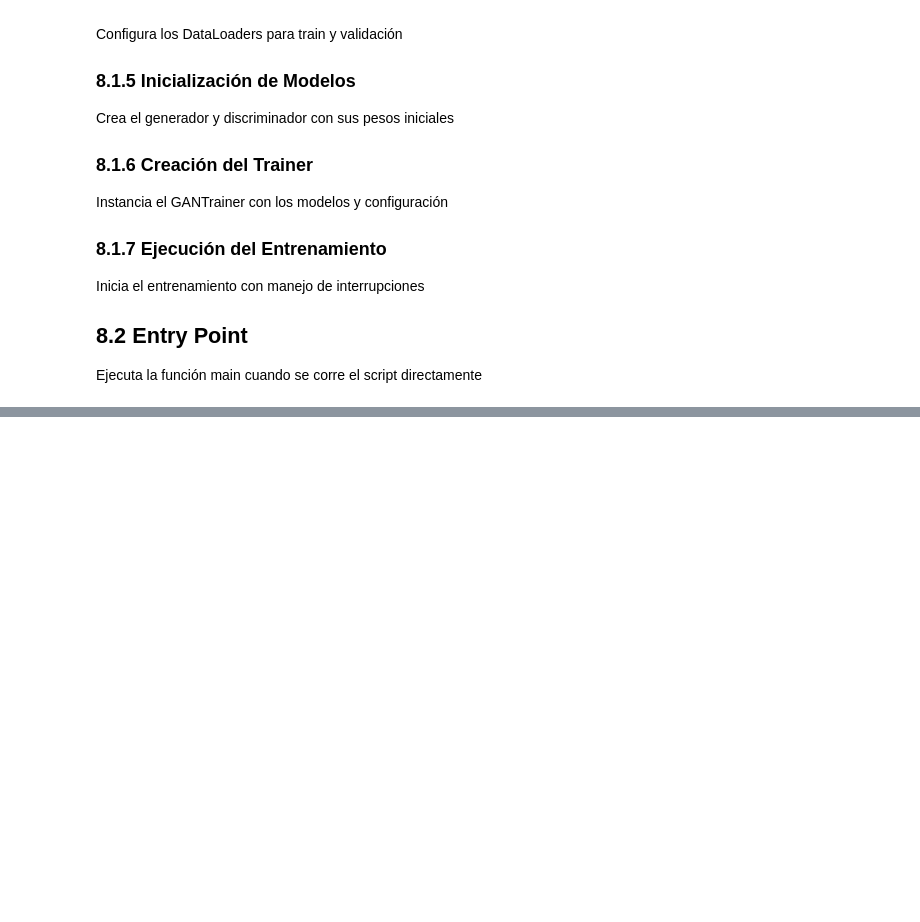
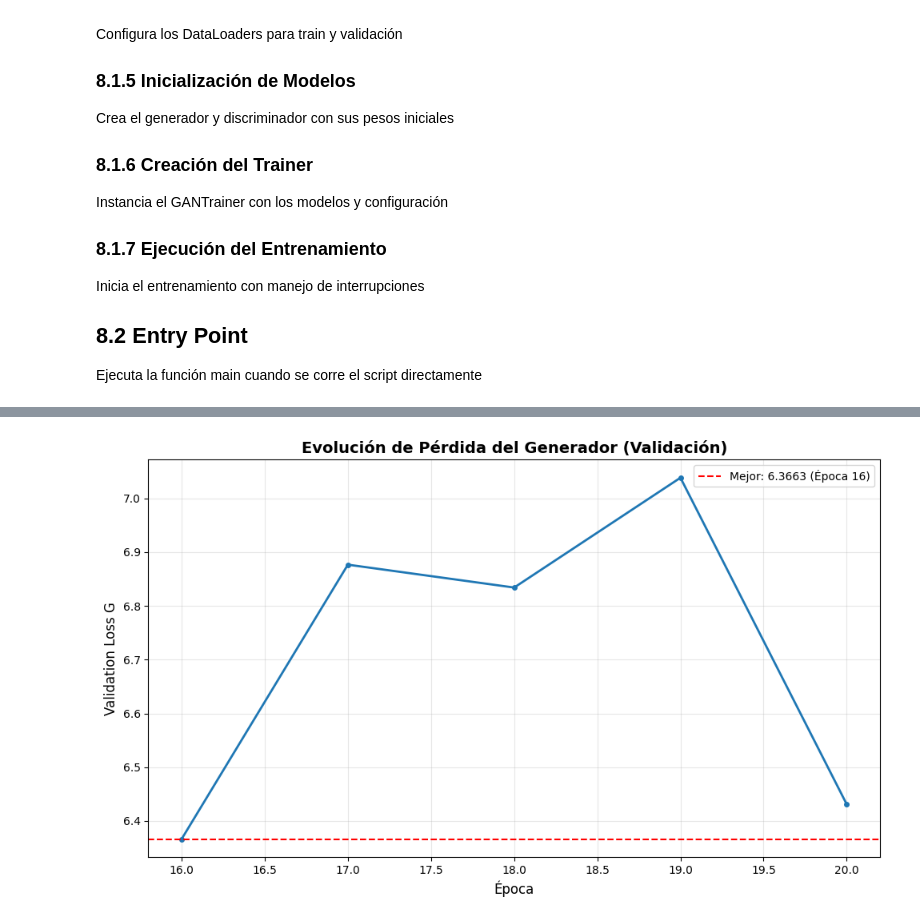
Before and after one commit to DiegoDuaS/ImageColoringGAN, a Jupyter notebook: modelo_Final.ipynb, the cells around one changed output, grey strips where cells are left out. Drawn from its saved outputs; the diff is of its cells as text; code cells hidden in the pictures; blank space fills up the shorter version.

Commit message:
feat: análisis y añadidira de épocas 16-20

```diff
--- a/modelo_Final.ipynb
+++ b/modelo_Final.ipynb
@@ -1070,3 +1070,73 @@ def main():
 
 if __name__ == '__main__':
     main()
+# %%
+from tensorboard.backend.event_processing import event_accumulator
+from pathlib import Path
+import matplotlib.pyplot as plt
+
+def quick_analysis(logs_dir="logs"):
+    """Análisis rápido directo desde TensorBoard"""
+
+    # Buscar archivo de eventos
+    event_files = list(Path(logs_dir).glob("events.out.tfevents.*"))
+    if not event_files:
+        print(f"No se encontraron archivos en {logs_dir}")
+        return
+
+    event_file = max(event_files, key=lambda x: x.stat().st_mtime)
+    print(f"Archivo: {event_file.name}\n")
+
+    # Cargar
+    ea = event_accumulator.EventAccumulator(str(event_file))
+    ea.Reload()
+
+    # Obtener pérdidas de validación del generador
+    if 'val/loss_G' not in ea.Tags()['scalars']:
+        print("No hay métricas de validación")
+        return
+
+    val_loss_G = ea.Scalars('val/loss_G')
+
+    # Encontrar mejor
+    best_idx = min(range(len(val_loss_G)), key=lambda i: val_loss_G[i].value)
+    best_epoch = val_loss_G[best_idx].step
+    best_loss = val_loss_G[best_idx].value
+
+    print("="*70)
+    print("MEJOR MODELO")
+    print("="*70)
+    print(f"\nÉpoca: {best_epoch}")
+    print(f"Val Loss G: {best_loss:.6f}")
+    print(f"\nCheckpoint: checkpoints/checkpoint_epoch_{best_epoch:04d}.pth")
+    print(f"Mejor: checkpoints/checkpoint_best.pth")
+    print("="*70)
+
+    # Top 5
+    sorted_epochs = sorted(range(len(val_loss_G)), key=lambda i: val_loss_G[i].value)
+    print(f"\nTOP 5 ÉPOCAS:")
+    print(f"{'Rank':<6} {'Época':<8} {'Val Loss G':<15}")
+    print("─"*40)
+    for rank, idx in enumerate(sorted_epochs[:5], 1):
+        print(f"{rank:<6} {val_loss_G[idx].step:<8} {val_loss_G[idx].value:<15.6f}")
+
+    # Gráfica simple
+    epochs = [e.step for e in val_loss_G]
+    losses = [e.value for e in val_loss_G]
+
+    plt.figure(figsize=(10, 6))
+    plt.plot(epochs, losses, linewidth=2, marker='o', markersize=4)
+    plt.axhline(y=best_loss, color='r', linestyle='--', label=f'Mejor: {best_loss:.4f} (Época {best_epoch})')
+    plt.xlabel('Época', fontsize=12)
+    plt.ylabel('Validation Loss G', fontsize=12)
+    plt.title('Evolución de Pérdida del Generador (Validación)', fontsize=14, fontweight='bold')
+    plt.grid(True, alpha=0.3)
+    plt.legend()
+    plt.tight_layout()
+    plt.savefig('val_loss_evolution.png', dpi=150)
+    print(f"\n✓ Gráfica guardada: val_loss_evolution.png")
+    plt.show()
+
+# Ejecutar
+quick_analysis()
+# %% [output]
@@ -1072,0 +1160 @@ if __name__ == '__main__':
+[figure, added]
```
Also changed, not shown: parts of 1 cell of this notebook, 15 other files.
